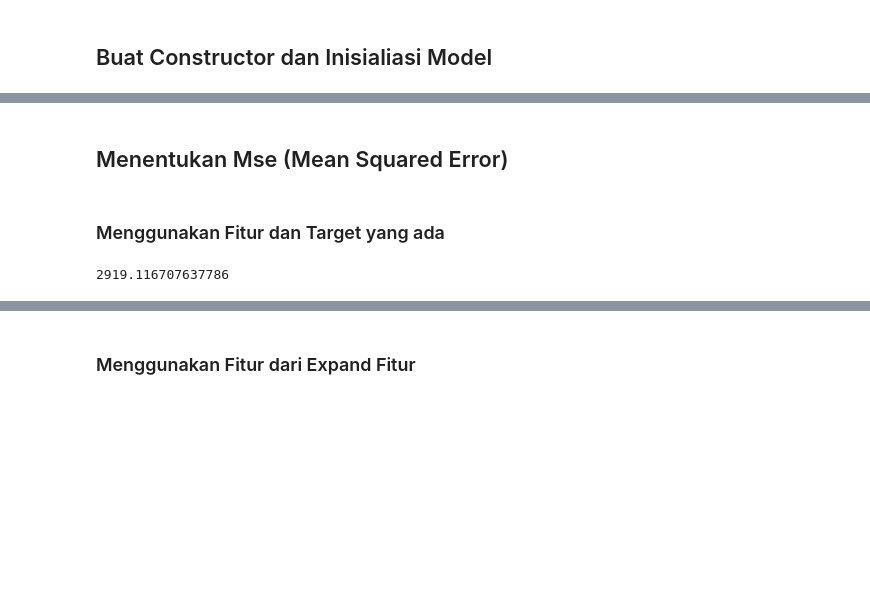
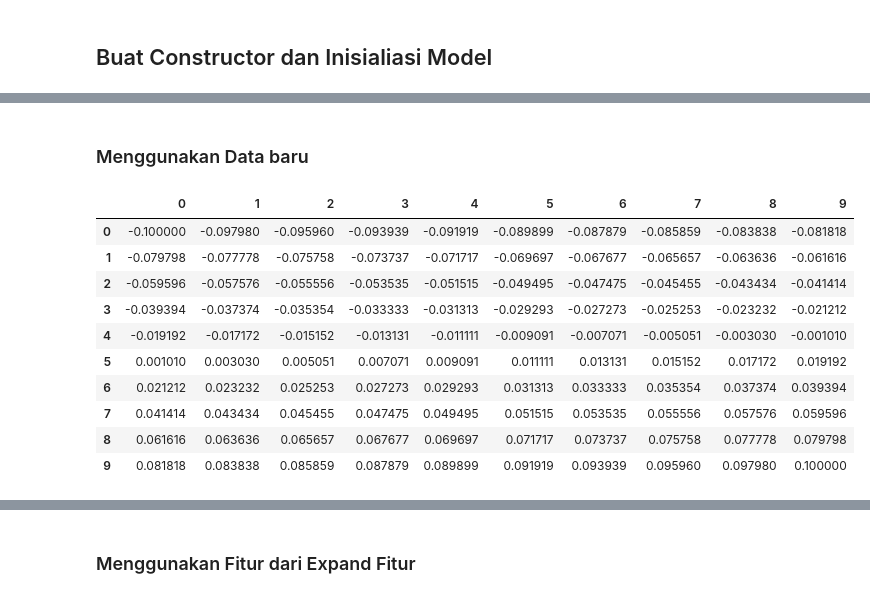
Before and after one commit to wahyuarilsaputra/machine-learning, a Jupyter notebook: _sources/Tugas1.ipynb, the cells around one changed output, grey strips where cells are left out. Saved outputs shown, nothing was run; the diff lists cells and outputs as text; code cells hidden in the pictures; blank space fills up the shorter version.

```diff
--- a/_sources/Tugas1.ipynb
+++ b/_sources/Tugas1.ipynb
@@ -51,17 +59,24 @@ model.fit(X,y)
-# %% [markdown]
-## Menentukan Mse (Mean Squared Error)
-# %% [markdown]
-### Menggunakan Fitur dan Target yang ada
-# %%
-from sklearn.metrics import mean_squared_error
-mse = mean_squared_error(y,y_pred)
-print(mse)
-# %% [output]
-2919.116707637786
+# %% [markdown]
+### Menggunakan Data baru
 # %%
-X_new = np.linspace(-0.15,0.2,100)
+X_new = np.linspace(-0.10,0.1,100)
 X_new = X_new.reshape(-1,10)
 y_new = model.predict(X_new)
+# %%
+data = pd.DataFrame(X_new)
+data
+# %% [output]
+|  | 0 | 1 | 2 | 3 | 4 | 5 | 6 | 7 | 8 | 9 |
+| 0 | -0.100000 | -0.097980 | -0.095960 | -0.093939 | -0.091919 | -0.089899 | -0.087879 | -0.085859 | -0.083838 | -0.081818 |
+| 1 | -0.079798 | -0.077778 | -0.075758 | -0.073737 | -0.071717 | -0.069697 | -0.067677 | -0.065657 | -0.063636 | -0.061616 |
+| 2 | -0.059596 | -0.057576 | -0.055556 | -0.053535 | -0.051515 | -0.049495 | -0.047475 | -0.045455 | -0.043434 | -0.041414 |
+| 3 | -0.039394 | -0.037374 | -0.035354 | -0.033333 | -0.031313 | -0.029293 | -0.027273 | -0.025253 | -0.023232 | -0.021212 |
+| 4 | -0.019192 | -0.017172 | -0.015152 | -0.013131 | -0.011111 | -0.009091 | -0.007071 | -0.005051 | -0.003030 | -0.001010 |
+| 5 | 0.001010 | 0.003030 | 0.005051 | 0.007071 | 0.009091 | 0.011111 | 0.013131 | 0.015152 | 0.017172 | 0.019192 |
+| 6 | 0.021212 | 0.023232 | 0.025253 | 0.027273 | 0.029293 | 0.031313 | 0.033333 | 0.035354 | 0.037374 | 0.039394 |
+| 7 | 0.041414 | 0.043434 | 0.045455 | 0.047475 | 0.049495 | 0.051515 | 0.053535 | 0.055556 | 0.057576 | 0.059596 |
+| 8 | 0.061616 | 0.063636 | 0.065657 | 0.067677 | 0.069697 | 0.071717 | 0.073737 | 0.075758 | 0.077778 | 0.079798 |
+| 9 | 0.081818 | 0.083838 | 0.085859 | 0.087879 | 0.089899 | 0.091919 | 0.093939 | 0.095960 | 0.097980 | 0.100000 |
 # %%
 import matplotlib.pyplot as plt
 plt.scatter(X[:,0],y)
```
Also changed, not shown: parts of 8 cells of this notebook, 36 other files.
